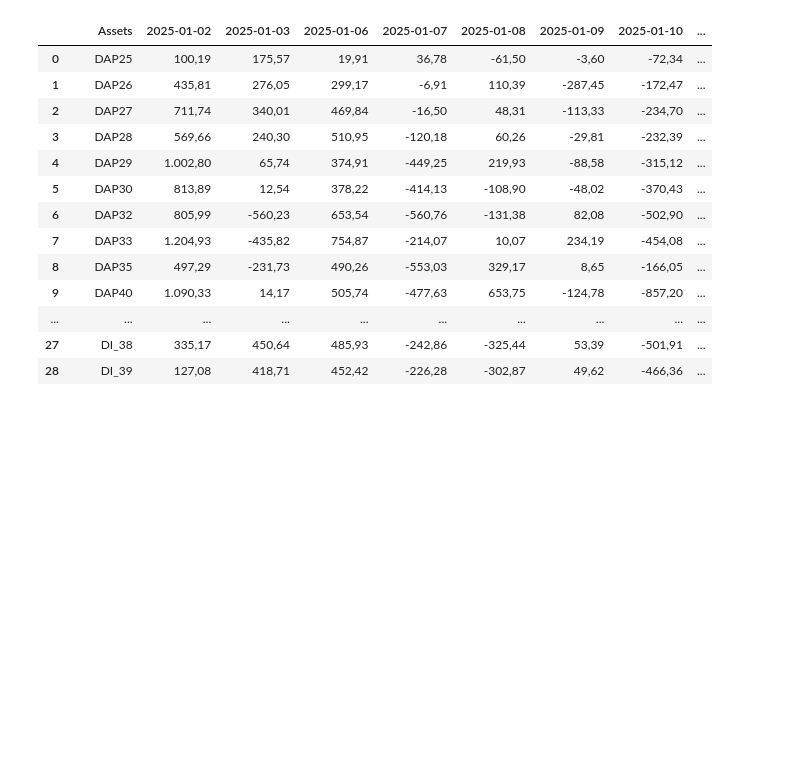
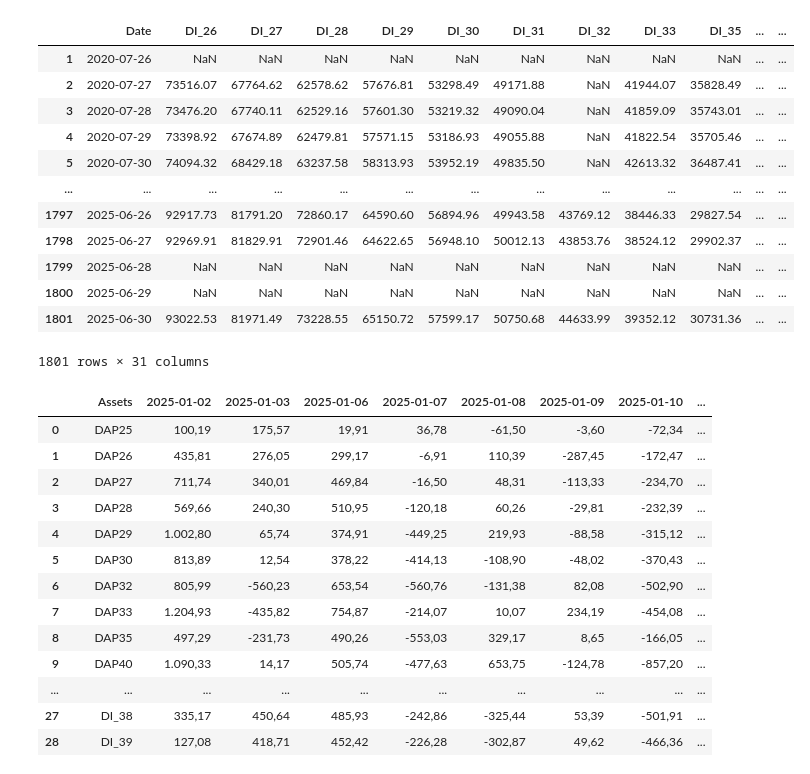
Before and after one commit to AFINVEST/Projeto-Gestao-Risco, a Jupyter notebook: teste.ipynb, the cells around one changed output. Saved outputs shown, nothing was run; the diff lists cells and outputs as text; code cells hidden in the pictures; blank space fills up the shorter version.

```diff
--- a/teste.ipynb
+++ b/teste.ipynb
@@ -1,5 +1,22 @@
 # %%
 import pandas as pd
+# %%
+df = pd.read_parquet('Dados/df_inicial.parquet')
+df
+# %% [output]
+|  | Date | DI_26 | DI_27 | DI_28 | DI_29 | DI_30 | DI_31 | DI_32 | DI_33 | DI_35 | ... | ... |
+| 1 | 2020-07-26 | NaN | NaN | NaN | NaN | NaN | NaN | NaN | NaN | NaN | ... | ... |
+| 2 | 2020-07-27 | 73516.07 | 67764.62 | 62578.62 | 57676.81 | 53298.49 | 49171.88 | NaN | 41944.07 | 35828.49 | ... | ... |
+| 3 | 2020-07-28 | 73476.20 | 67740.11 | 62529.16 | 57601.30 | 53219.32 | 49090.04 | NaN | 41859.09 | 35743.01 | ... | ... |
+| 4 | 2020-07-29 | 73398.92 | 67674.89 | 62479.81 | 57571.15 | 53186.93 | 49055.88 | NaN | 41822.54 | 35705.46 | ... | ... |
+| 5 | 2020-07-30 | 74094.32 | 68429.18 | 63237.58 | 58313.93 | 53952.19 | 49835.50 | NaN | 42613.32 | 36487.41 | ... | ... |
+| ... | ... | ... | ... | ... | ... | ... | ... | ... | ... | ... | ... | ... |
+| 1797 | 2025-06-26 | 92917.73 | 81791.20 | 72860.17 | 64590.60 | 56894.96 | 49943.58 | 43769.12 | 38446.33 | 29827.54 | ... | ... |
+| 1798 | 2025-06-27 | 92969.91 | 81829.91 | 72901.46 | 64622.65 | 56948.10 | 50012.13 | 43853.76 | 38524.12 | 29902.37 | ... | ... |
+| 1799 | 2025-06-28 | NaN | NaN | NaN | NaN | NaN | NaN | NaN | NaN | NaN | ... | ... |
+| 1800 | 2025-06-29 | NaN | NaN | NaN | NaN | NaN | NaN | NaN | NaN | NaN | ... | ... |
+| 1801 | 2025-06-30 | 93022.53 | 81971.49 | 73228.55 | 65150.72 | 57599.17 | 50750.68 | 44633.99 | 39352.12 | 30731.36 | ... | ... |
+1801 rows × 31 columns
 # %%
 dados = pd.read_parquet('Dados/df_valor_ajuste_contrato.parquet')
 #Dropar 2025-05-02 coluna
```
Also changed, not shown: 7 other files.
